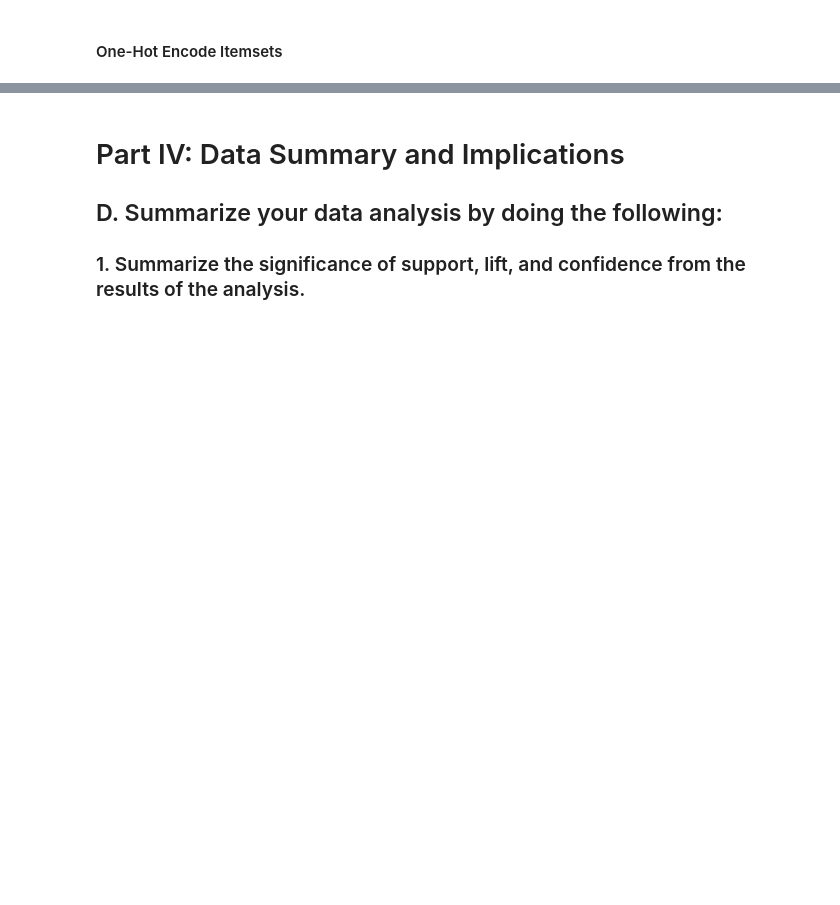
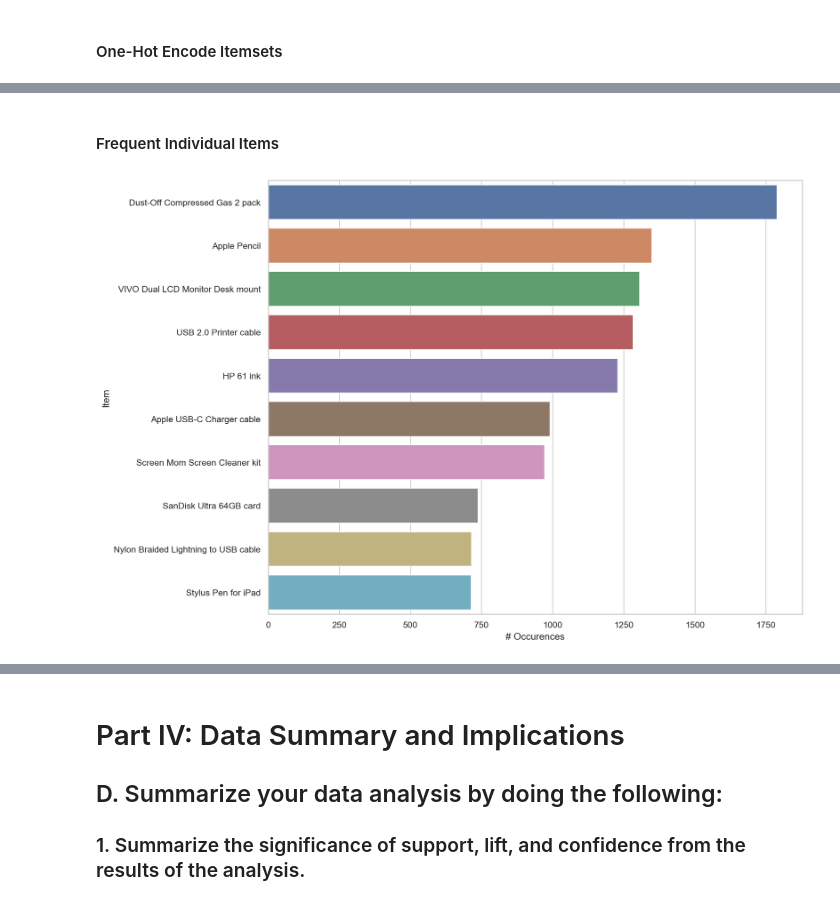
Before and after one commit to chrispaynes/OSDSC-Portfolio, a Jupyter notebook: data_mining_ii_nb/03. ASSOCIATION RULES AND LIFT ANALYSIS/market_basket.ipynb, the cells around one changed output, grey strips where cells are left out. Drawn from its saved outputs; the diff is of its cells as text; code cells hidden in the pictures; blank space fills up the shorter version.

```diff
--- a/data_mining_ii_nb/03. ASSOCIATION RULES AND LIFT ANALYSIS/market_basket.ipynb
+++ b/data_mining_ii_nb/03. ASSOCIATION RULES AND LIFT ANALYSIS/market_basket.ipynb
@@ -401,13 +245,15 @@ One assumption about market basket analysis is that the analysis requires that t
 df = original_df.copy()
 
 # trim all strings
-df = df.select_dtypes(['object']).applymap(lambda x: x.strip() if isinstance(x, str) else x)
+df = df.select_dtypes(["object"]).applymap(
+    lambda x: x.strip() if isinstance(x, str) else x
+)
 
 # Remove rows with all missing values.
-df = df.dropna(axis = 0, how = 'all')
+df = df.dropna(axis=0, how="all")
 
 # Remove columns with all missing values.
-df = df.dropna(axis = 1, how = 'all')
+df = df.dropna(axis=1, how="all")
 
 # convert row of columns to list of items
 transactions = df.T.apply(lambda x: x.dropna().tolist()).tolist()
@@ -438,16 +284,12 @@ df.shape
 #### One-Hot Encode Itemsets
 # %%
 # Instantiate transaction encoder and one-hot encode itemsets
-onehot = TransactionEncoder().fit_transform(transactions)
+encoder = TransactionEncoder()
+onehot = encoder.fit_transform(transactions)
 onehot
 
 # Convert one-hot encoded data to DataFrame with 0's and 1's
-onehot_df = pd.DataFrame(onehot, columns = encoder.columns_).replace({True: 1, False: 0})
-
-onehot_df.head()
-
-# cleaned data for analysis should be 7501 rows and 119 columns or items
-onehot_df.shape
+onehot_df = pd.DataFrame(onehot, columns=encoder.columns_).replace({True: 1, False: 0})
 # %% [output]
 array([[ True, False, False, ..., False,  True, False],
        [False, False, False, ..., False, False, False],
@@ -619,0 +392,9 @@ basket['ALARM CLOCK BAKELIKE RED'].sum()
+# %% [markdown]
+#### Frequent Individual Items
+# %%
+common_df = pd.DataFrame(onehot_df.sum(), columns=["# Occurences"]).sort_values(by="# Occurences", ascending=False).rename_axis("Item").reset_index()
+
+_ = sns.barplot(data=common_df[:10], x="# Occurences", y="Item")
+plt.show()
+# %% [output]
+[figure, added]
```
Also changed, not shown: parts of 67 cells of this notebook, 1 other file.
